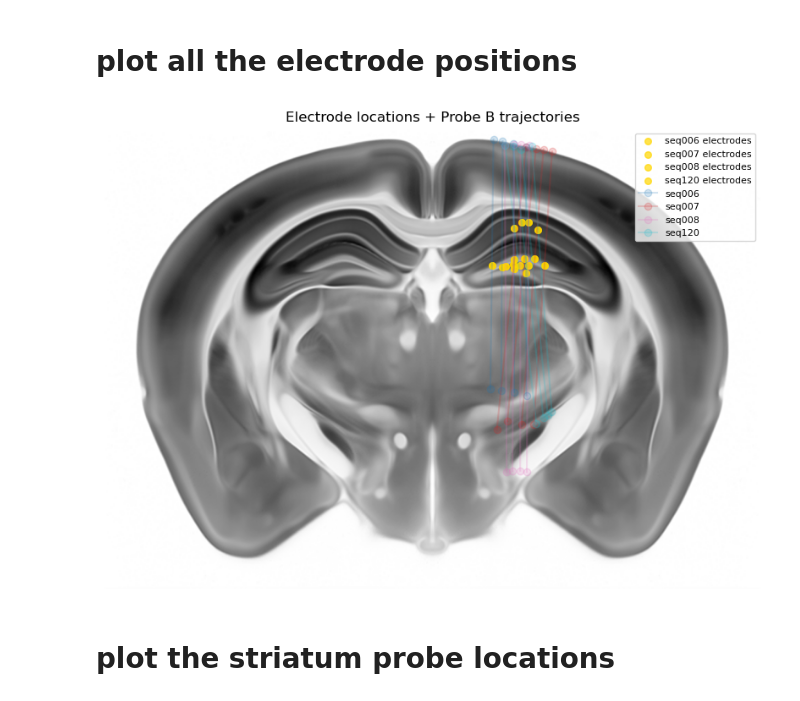
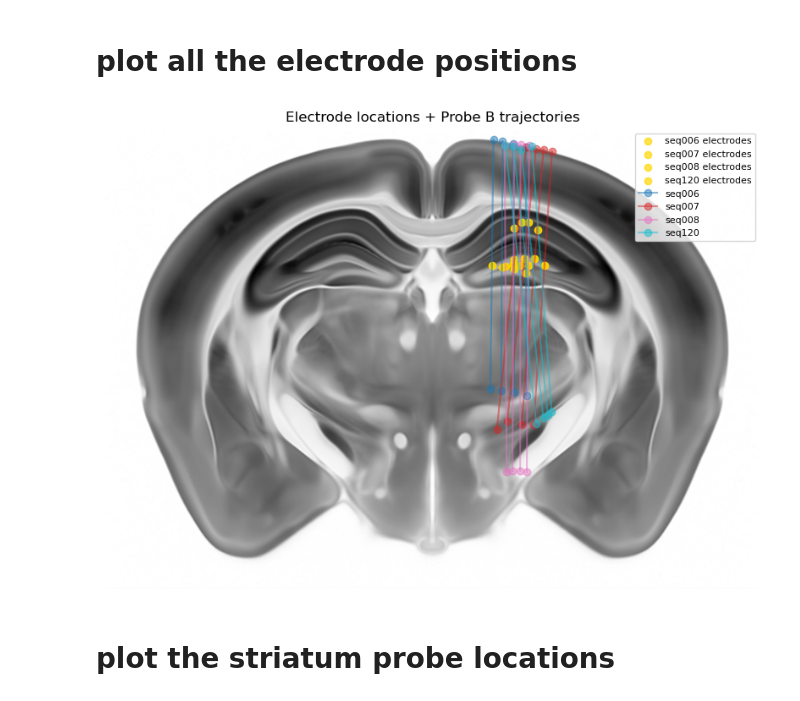
Before and after one commit to EmmettJT/sequences_analyse_PPSeq, a Jupyter notebook: revision_analysis/oscillation_analysis/hippocampus_LFP/1_preprocess_LFP_electrode_positions.ipynb, the cells around one changed output. Cells and saved outputs as stored; diff of their text form; code cells hidden in the pictures.

```diff
--- a/revision_analysis/oscillation_analysis/hippocampus_LFP/1_preprocess_LFP_electrode_positions.ipynb
+++ b/revision_analysis/oscillation_analysis/hippocampus_LFP/1_preprocess_LFP_electrode_positions.ipynb
@@ -316,37 +316,40 @@ mouse_color_map = {mouse: colors[i] for i, mouse in enumerate(unique_mice)}
 plt.figure(figsize=(10,10))
 plt.imshow(atlas_img, cmap="gray")
 
 # Plot electrode locations
 for mouse_id, arr in electrode_data.items():
-    plt.scatter(arr[0], arr[1], s=30, label=f"{mouse_id} electrodes", alpha=0.7, color = 'gold')
+    plt.scatter(arr[0], arr[1], s=35, label=f"{mouse_id} electrodes", alpha=0.7, color = 'gold', edgecolors=None)
 
 # Plot probe B trajectories
 for t in trajectories:
     col = mouse_color_map[t["mouse_id"]]
     x_vals = [t["entry"][0], t["tip"][0]]
     y_vals = [t["entry"][1], t["tip"][1]]
-    plt.plot(x_vals, y_vals, marker="o", color=col, label=f'{t["mouse_id"]}-shank{t["shank"]}', alpha = 0.2)
+    plt.plot(x_vals, y_vals, marker="o", color=col, label=f'{t["mouse_id"]}-shank{t["shank"]}', alpha = 0.5)
 
 # Legend: one per mouse_id for shanks
 handles, labels = plt.gca().get_legend_handles_labels()
 seen = {}
 new_handles, new_labels = [], []
 for h, l in zip(handles, labels):
     mid = l.split("-shank")[0]  # keep only mouse_id for shanks
     if "electrodes" in l:      # keep electrode entries separate
         new_handles.append(h)
         new_labels.append(l)
     elif mid not in seen:
         seen[mid] = True
         new_handles.append(h)
         new_labels.append(mid)
 plt.legend(new_handles, new_labels, fontsize=8)
 
 plt.axis("off")
 plt.title("Electrode locations + Probe B trajectories")
-plt.show()
+
+
+
+plt.savefig(r'C:\Users\Emmett Thompson\Documents\plots\\' + 'electrode_loications.pdf')
 # %% [output]
-[figure, old version]
+[figure, new version]
 # %% [markdown]
 # plot the striatum probe locations
 # %%
```
Also changed, not shown: parts of 1 cell of this notebook, 7 other files.
